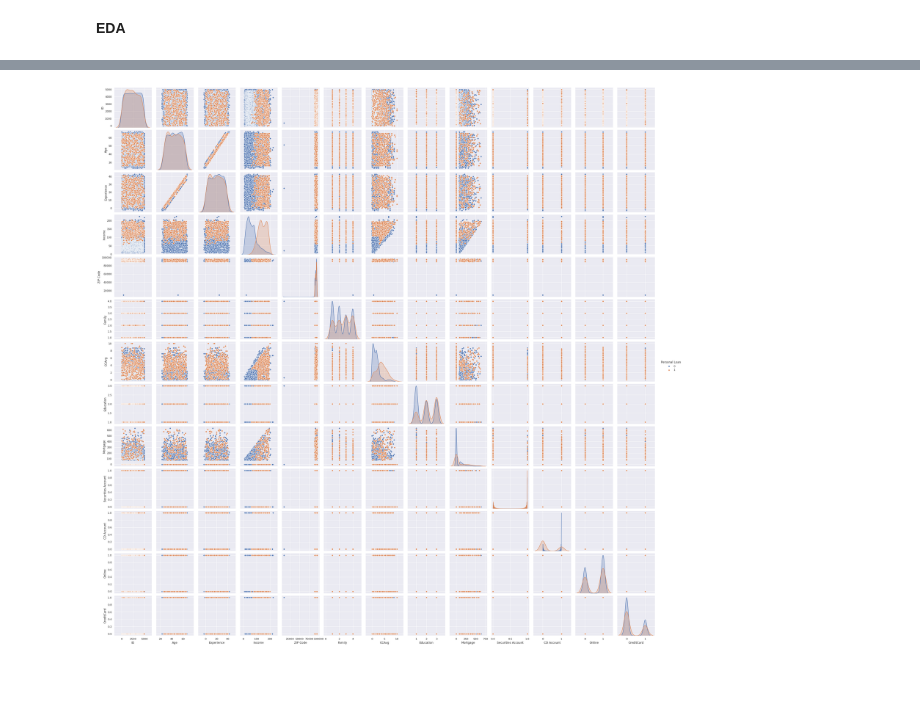
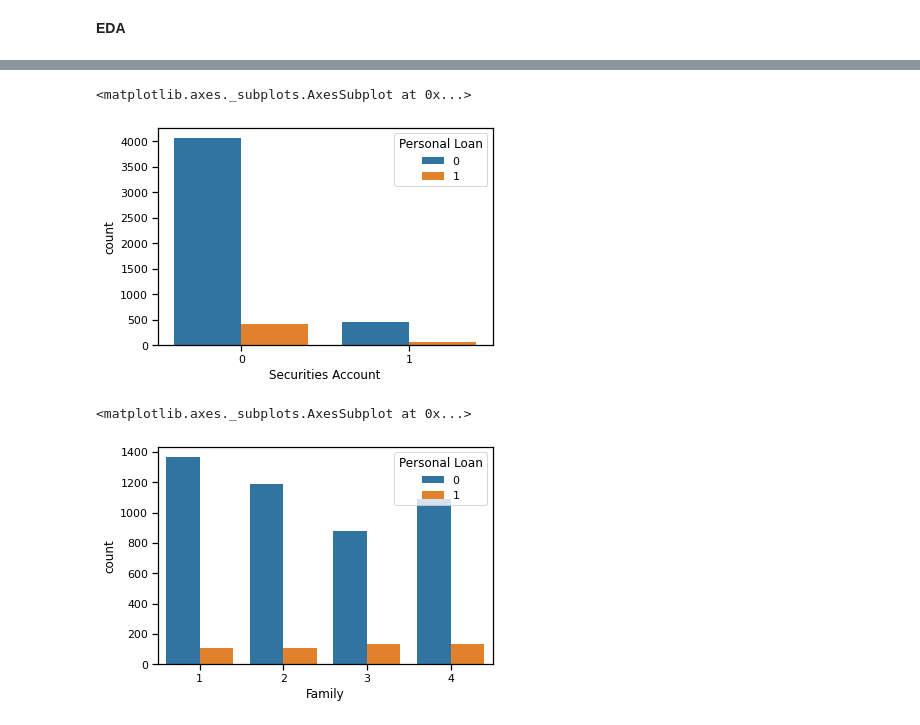
Before and after one commit to manavavi/ML_Internship_Marketing_Campaign_for_Banking_Products, a Jupyter notebook: Marketing_Campaign_for_Banking_Products.ipynb, the cells around one changed output, grey strips where cells are left out. Cells and saved outputs as stored; diff of their text form; code cells hidden in the pictures; blank space fills up the shorter version.

```diff
--- a/Marketing_Campaign_for_Banking_Products.ipynb
+++ b/Marketing_Campaign_for_Banking_Products.ipynb
@@ -8,10 +44,7 @@ import pandas as pd
 import numpy as np
 import matplotlib.pyplot as plt
 import seaborn as sns
-from sklearn import tree
-from sklearn.metrics import accuracy_score
-from sklearn.model_selection import train_test_split
-from sklearn.linear_model import LinearRegression
+from sklearn.metrics import confusion_matrix,f1_score,accuracy_score, classification_report
+from sklearn.linear_model import LogisticRegression
 from sklearn import metrics
 %matplotlib inline                                 # Figures inline and set visualization style
-sns.set()                                           # Figures inline and set visualization style
@@ -82,0 +258,2 @@ memory usage: 547.0 KB
+# %%
+data = dataset.drop(['ID'], axis=1)
@@ -117,4 +413,10 @@ X_train, X_test, y_train, y_test = train_test_split(X, y, test_size=0.2, random_
+# %%
+sns.countplot(x="Securities Account", data=data,hue="Personal Loan")
+# %% [output]
+<matplotlib.axes._subplots.AxesSubplot at 0x...>
+[figure, added]
 # %%
-sns.pairplot(dataset, hue='Personal Loan');
+sns.countplot(x='Family',data=data,hue='Personal Loan')
 # %% [output]
+<matplotlib.axes._subplots.AxesSubplot at 0x...>
-[figure, old version]
+[figure, new version]
```
Also changed, not shown: parts of 65 cells of this notebook.
